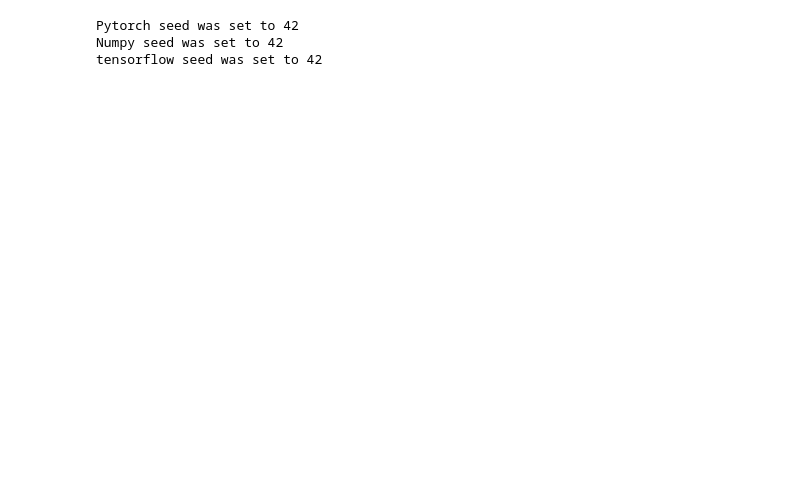
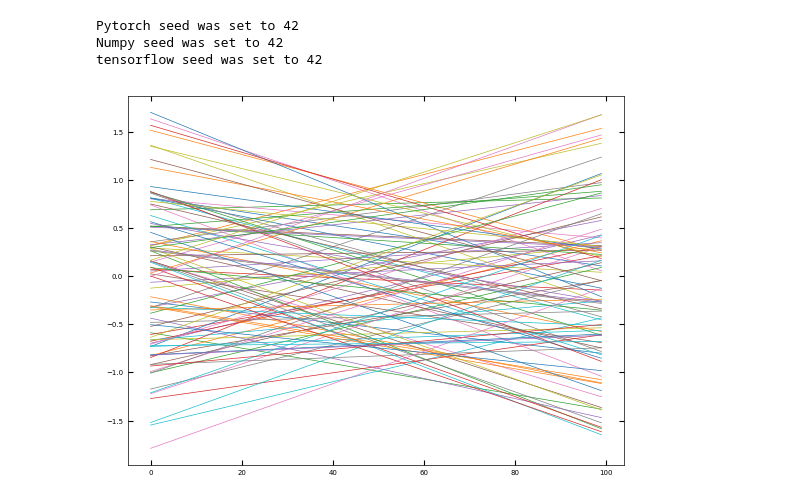
Before and after one commit to ctsai64/1DFitter, a Jupyter notebook: linear_function_autoencoder.ipynb, the cells around one changed output. Saved outputs shown, nothing was run; the diff lists cells and outputs as text; code cells hidden in the pictures; blank space fills up the shorter version.

```diff
--- a/linear_function_autoencoder.ipynb
+++ b/linear_function_autoencoder.ipynb
@@ -170,12 +170,14 @@ class Autoencoder(nn.Module):
 # %%
 constructor = Linear_func(x=torch.linspace(-1, 1, 100), slope=[-1,1], b=[-1,1], batch_size=10000)
 output = constructor.sampler()
 spectra, params = output
 spectra_full, spectras = spectra
-dataloader = DataLoader(spectra_full, batch_size=1000, shuffle=True, num_workers=0)
+dataloader = DataLoader(spectra_full, batch_size=500, shuffle=True, num_workers=0)
 
 for i in range(100):
     plt.plot(spectra_full[i, :, 0].cpu(), "-")
+# %% [output]
+[figure, added]
 # %%
 latent_dim = 2
 encoder = Encoder(latent_dim=latent_dim).to(device)
```
Also changed, not shown: parts of 6 cells of this notebook, 2 other files.
